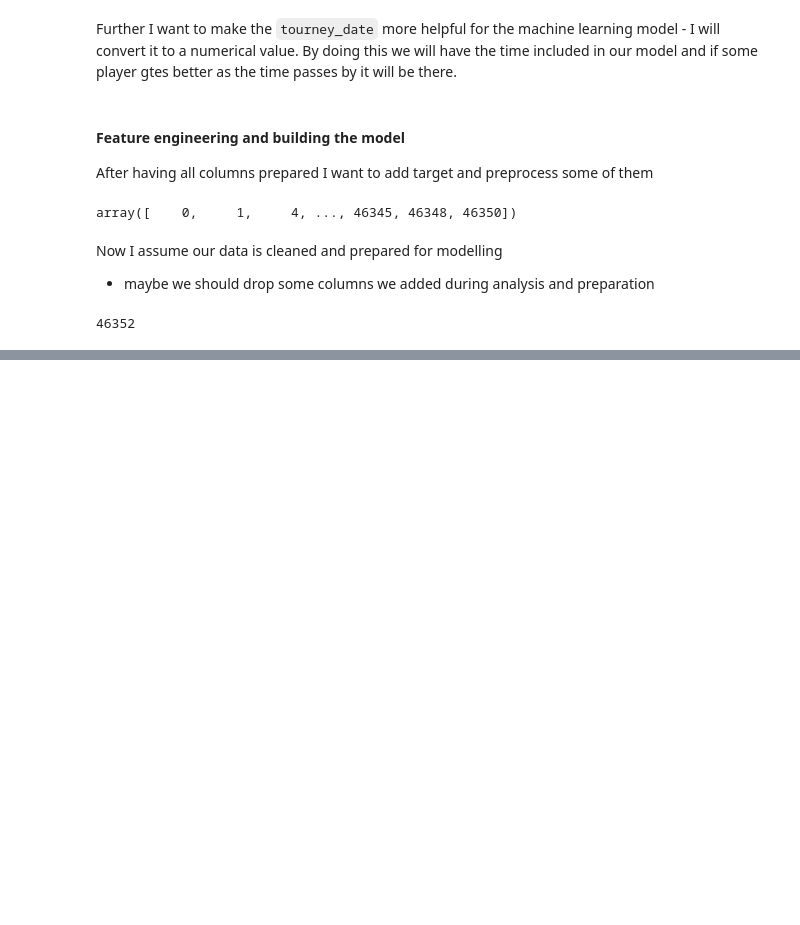
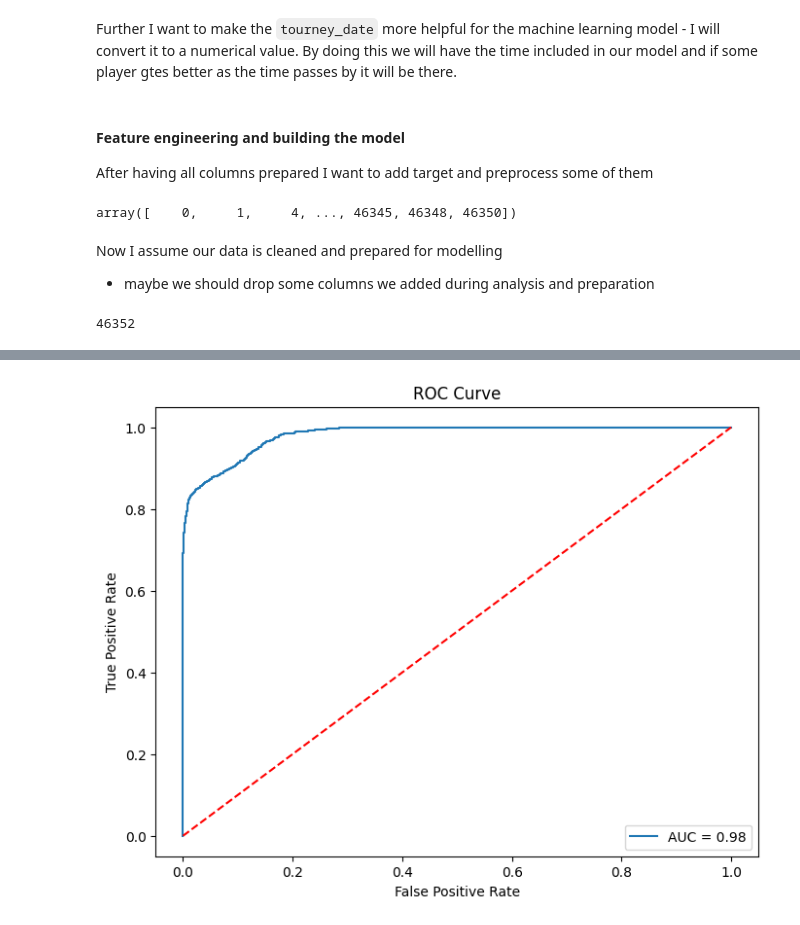
Before and after one commit to komorn/Data-Science-report, a Jupyter notebook: tennis_matches_exploration.ipynb, the cells around one changed output, grey strips where cells are left out. Drawn from its saved outputs; the diff is of its cells as text; code cells hidden in the pictures; blank space fills up the shorter version.

```diff
--- a/tennis_matches_exploration.ipynb
+++ b/tennis_matches_exploration.ipynb
@@ -899,9 +899,8 @@ columns_to_drop = ['match_num', 'tourney_id', 'tourney_name', 'winner_name', 'lo
 merged_df.drop(columns=columns_to_drop, inplace=True)
 # %% [markdown]
 Further I want to make the `tourney_date` more helpful for the machine learning model - I will convert it to a numerical value. By doing this we will have the time included in our model and if some player gtes better as the time passes by it will be there.
-# %%
-merged_df.drop(columns='tourney_date_numeric', inplace=True)
 # %%
+merged_df['tourney_date'] = merged_df['tourney_date'].dt.date.astype('category')
 merged_df['tourney_date'] = merged_df['tourney_date'].cat.codes
 # %% [markdown]
 #### Feature engineering and building the model
@@ -945,3 +972,12 @@ from sklearn.impute import SimpleImputer
+# %%
+columns_with_missing_values = ['winner_ht', 'loser_ht', 'w_SvGms', 'l_SvGms', 'l_df', 'w_df', 'w_bpFaced', 'l_1stWon',
+                               'l_1stIn', 'l_svpt', 'l_ace', 'w_bpSaved', 'w_1stWon', 'w_2ndWon', 'w_1stIn', 'w_svpt', 'w_ace', 'l_bpSaved',
+                               'l_bpFaced', 'l_2ndWon', 'loser_rank', 'loser_rank_points', 'winner_rank', 'winner_rank_points',
+                               'winner_age', 'loser_age']
+
+for column in columns_with_missing_values:
+    imputer = SimpleImputer(strategy='mean')
+    merged_df[column] = imputer.fit_transform(merged_df[[column]])
 # %%
 one_hot_cols = ['winner_entry', 'loser_entry', 'tourney_level', 'surface', 'winner_hand', 'loser_hand']
 scale_cols = ['winner_age', 'loser_age', 'winner_ht', 'loser_ht', 'minutes', 'w_ace', 'l_ace', 'w_df', 'l_df', 'w_svpt', 'l_svpt', 'w_1stIn', 'l_1stIn',
@@ -951,17 +987,19 @@ preprocessor = ColumnTransformer(
     transformers=[
         ('one_hot', OneHotEncoder(handle_unknown='ignore'), one_hot_cols),
         ('scaler', StandardScaler(), scale_cols),
-        ('imputer', SimpleImputer(), scale_cols)
+        # ('imputer', SimpleImputer(), scale_cols)
     ],
     remainder='passthrough'  # Include the columns not specified in transformers
 )
 
+
+
 pipeline = Pipeline([
     ('preprocessor', preprocessor),
-    ('classifier', LogisticRegression())
+    ('classifier', LogisticRegression(max_iter=2000))
 ])
 
-X_train, X_test, y_train, y_test = train_test_split(merged_df, target, test_size=0.1, random_state=42)
+X_train, X_test, y_train, y_test = train_test_split(merged_df, target, test_size=0.1, random_state=38)
 
 # model = LogisticRegression()
 pipeline.fit(X_train, y_train)
@@ -982,0 +1032,20 @@ LogisticRegression does not accept missing values encoded as NaN natively. For s
+# %%
+from sklearn.metrics import roc_curve, roc_auc_score
+
+# Predict probabilities
+probs = pipeline.predict_proba(X_test)[:, 1]
+
+# Calculate ROC curve
+fpr, tpr, thresholds = roc_curve(y_test, probs)
+
+# Plot ROC curve
+plt.figure(figsize=(8, 6))
+plt.plot(fpr, tpr, label=f'AUC = {roc_auc_score(y_test, probs):.2f}')
+plt.plot([0, 1], [0, 1], 'r--')
+plt.title('ROC Curve')
+plt.xlabel('False Positive Rate')
+plt.ylabel('True Positive Rate')
+plt.legend()
+plt.show()
+# %% [output]
+[figure, added]
```
Also changed, not shown: parts of 9 cells of this notebook, 1 other file.
